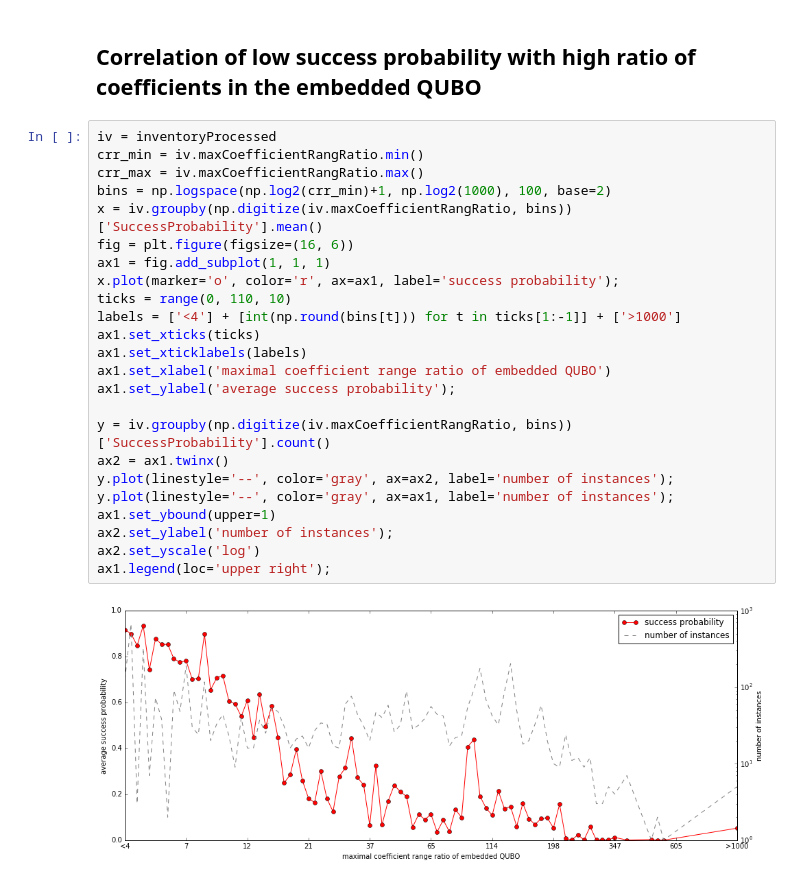
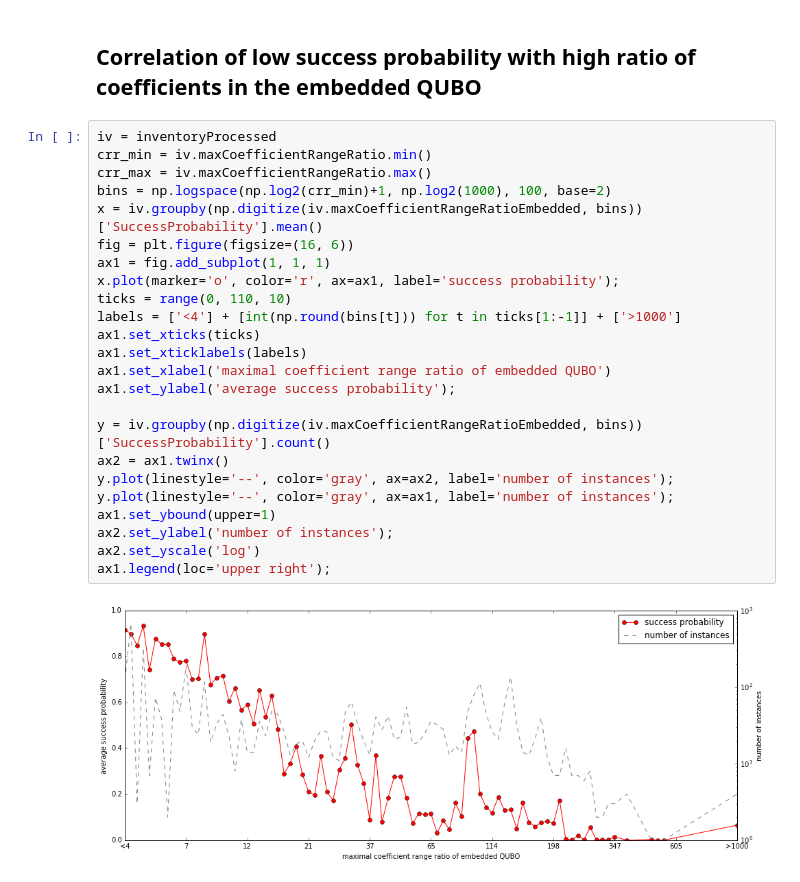
Before and after one commit to ventugithub/QCFATM, a Jupyter notebook: code/departureDelayModel/analysis/analysis.ipynb, the cells around one changed output. Drawn from its saved outputs; the diff is of its cells as text.

```diff
--- a/code/departureDelayModel/analysis/analysis.ipynb
+++ b/code/departureDelayModel/analysis/analysis.ipynb
@@ -280,27 +312,27 @@ ax2.legend();
 ## Correlation of low success probability with high ratio of coefficients in the embedded QUBO ##
 # %%
 iv = inventoryProcessed
-crr_min = iv.maxCoefficientRangRatio.min()
-crr_max = iv.maxCoefficientRangRatio.max()
+crr_min = iv.maxCoefficientRangeRatio.min()
+crr_max = iv.maxCoefficientRangeRatio.max()
 bins = np.logspace(np.log2(crr_min)+1, np.log2(1000), 100, base=2)
-x = iv.groupby(np.digitize(iv.maxCoefficientRangRatio, bins))['SuccessProbability'].mean()
+x = iv.groupby(np.digitize(iv.maxCoefficientRangeRatioEmbedded, bins))['SuccessProbability'].mean()
 fig = plt.figure(figsize=(16, 6))
 ax1 = fig.add_subplot(1, 1, 1)
 x.plot(marker='o', color='r', ax=ax1, label='success probability');
 ticks = range(0, 110, 10)
 labels = ['<4'] + [int(np.round(bins[t])) for t in ticks[1:-1]] + ['>1000']
 ax1.set_xticks(ticks)
 ax1.set_xticklabels(labels)
 ax1.set_xlabel('maximal coefficient range ratio of embedded QUBO')
 ax1.set_ylabel('average success probability');
 
-y = iv.groupby(np.digitize(iv.maxCoefficientRangRatio, bins))['SuccessProbability'].count()
+y = iv.groupby(np.digitize(iv.maxCoefficientRangeRatioEmbedded, bins))['SuccessProbability'].count()
 ax2 = ax1.twinx()
 y.plot(linestyle='--', color='gray', ax=ax2, label='number of instances');
 y.plot(linestyle='--', color='gray', ax=ax1, label='number of instances');
 ax1.set_ybound(upper=1)
 ax2.set_ylabel('number of instances');
 ax2.set_yscale('log')
 ax1.legend(loc='upper right');
 # %% [output]
-[figure, old version]
+[figure, new version]
```
Also changed, not shown: parts of 5 cells of this notebook.
